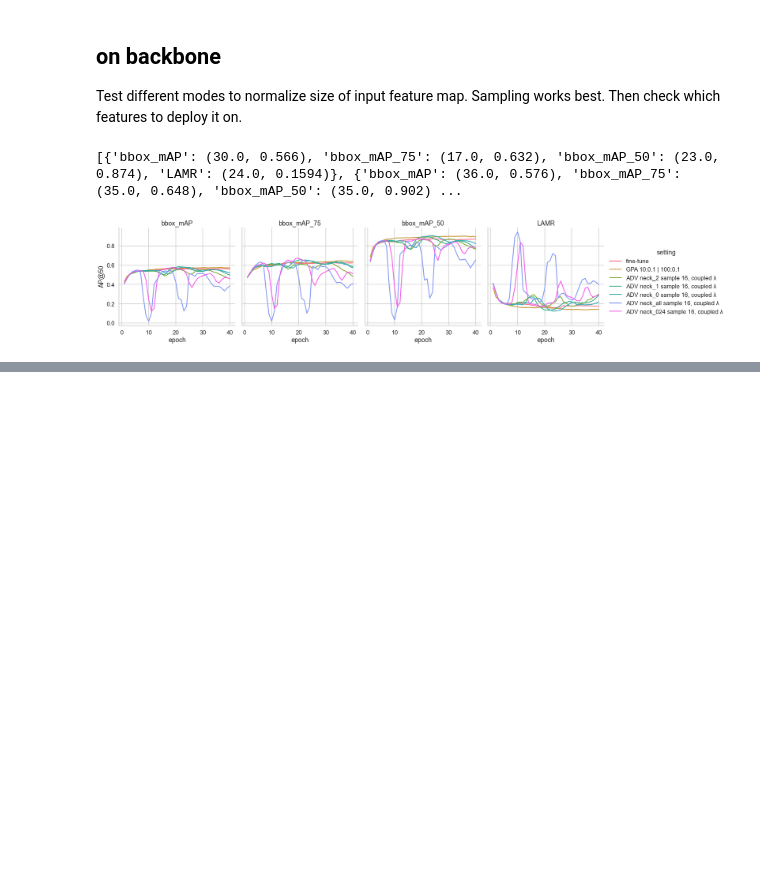
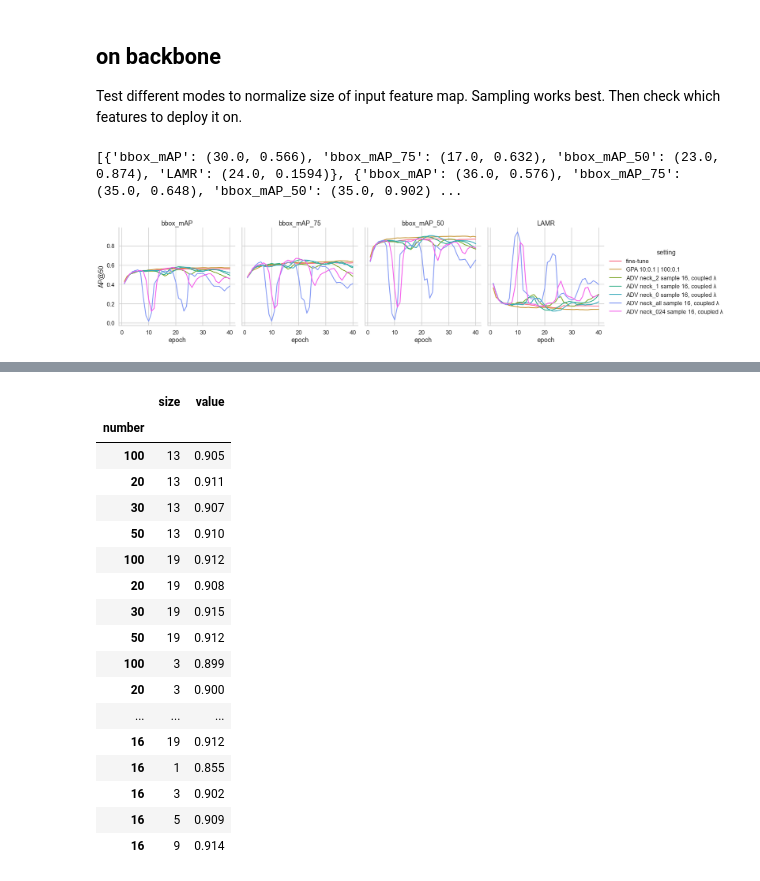
Before and after one commit to ThaddaeusWiedemer/FisheyeSPA, a Jupyter notebook: results/adversarial.ipynb, the cells around one changed output, grey strips where cells are left out. Cells and saved outputs as stored; diff of their text form; code cells hidden in the pictures; blank space fills up the shorter version.

```diff
--- a/results/adversarial.ipynb
+++ b/results/adversarial.ipynb
@@ -238,0 +332,23 @@ print(maxs)
+# %%
+test1 = test.query('metric == "bbox_mAP_50"')
+test1 = test1[test1['neck'] == 0].reset_index()[['number', 'size', 'value']].set_index(['number'])
+test1
+# %% [output]
+|  | size | value |
+| number |  |  |
+| 100 | 13 | 0.905 |
+| 20 | 13 | 0.911 |
+| 30 | 13 | 0.907 |
+| 50 | 13 | 0.910 |
+| 100 | 19 | 0.912 |
+| 20 | 19 | 0.908 |
+| 30 | 19 | 0.915 |
+| 50 | 19 | 0.912 |
+| 100 | 3 | 0.899 |
+| 20 | 3 | 0.900 |
+| ... | ... | ... |
+| 16 | 19 | 0.912 |
+| 16 | 1 | 0.855 |
+| 16 | 3 | 0.902 |
+| 16 | 5 | 0.909 |
+| 16 | 9 | 0.914 |
```
Also changed, not shown: parts of 5 cells of this notebook, 39 other files.
